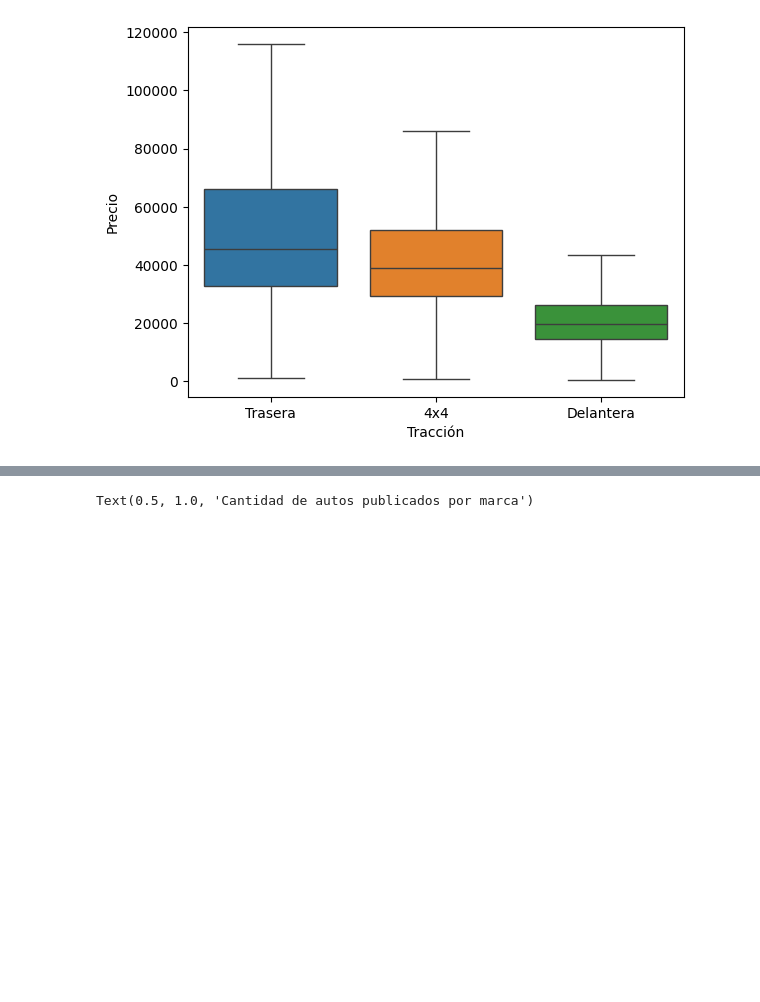
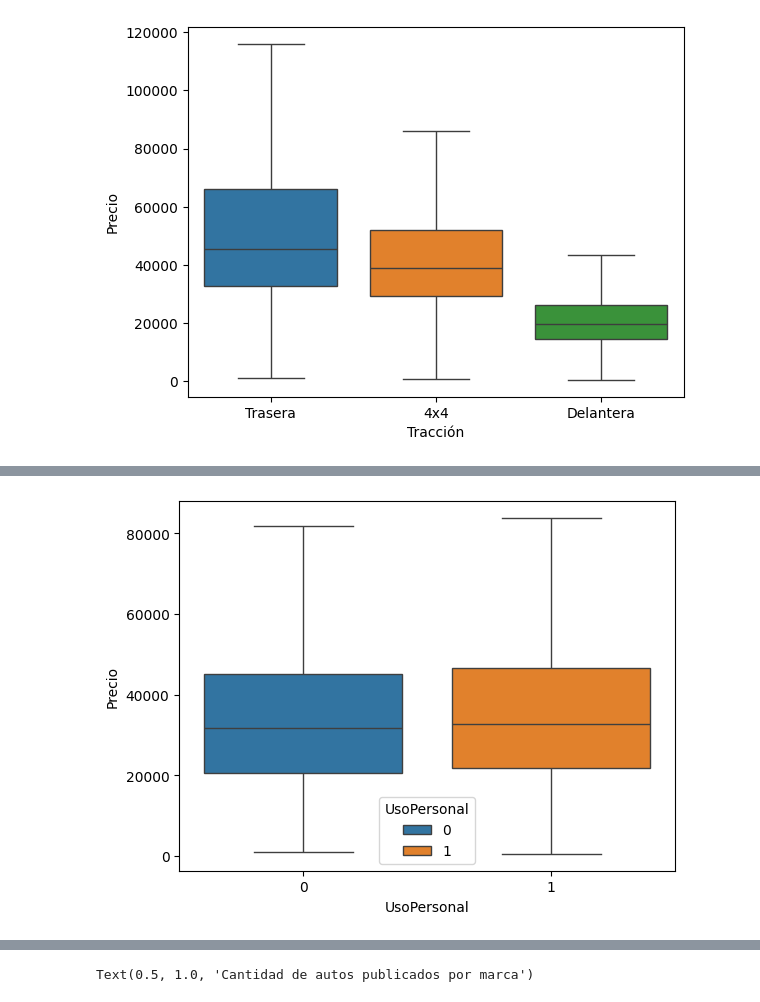
Before and after one commit to emalincic/Primera_Pre-entrega_DS1, a Jupyter notebook: 1er_entregable.ipynb, the cells around one changed output, grey strips where cells are left out. Saved outputs shown, nothing was run; the diff lists cells and outputs as text; code cells hidden in the pictures; blank space fills up the shorter version.

```diff
--- a/1er_entregable.ipynb
+++ b/1er_entregable.ipynb
@@ -202,0 +219,11 @@ plt.show()
+# %%
+#Se puede observar una leve disminución en los precios de los autos que fueron utilizados para,
+#por ejemplo, trabajar, debido a que este estuvo expuesto a diferentes situaciones los cuales el auto pudo necesitar arreglos
+sns.boxplot(data=df,
+            x='UsoPersonal',
+            y='Precio',
+            hue='UsoPersonal',
+            showfliers=False)
+plt.show()
+# %% [output]
+[figure, added]
```
Also changed, not shown: parts of 7 cells of this notebook.
